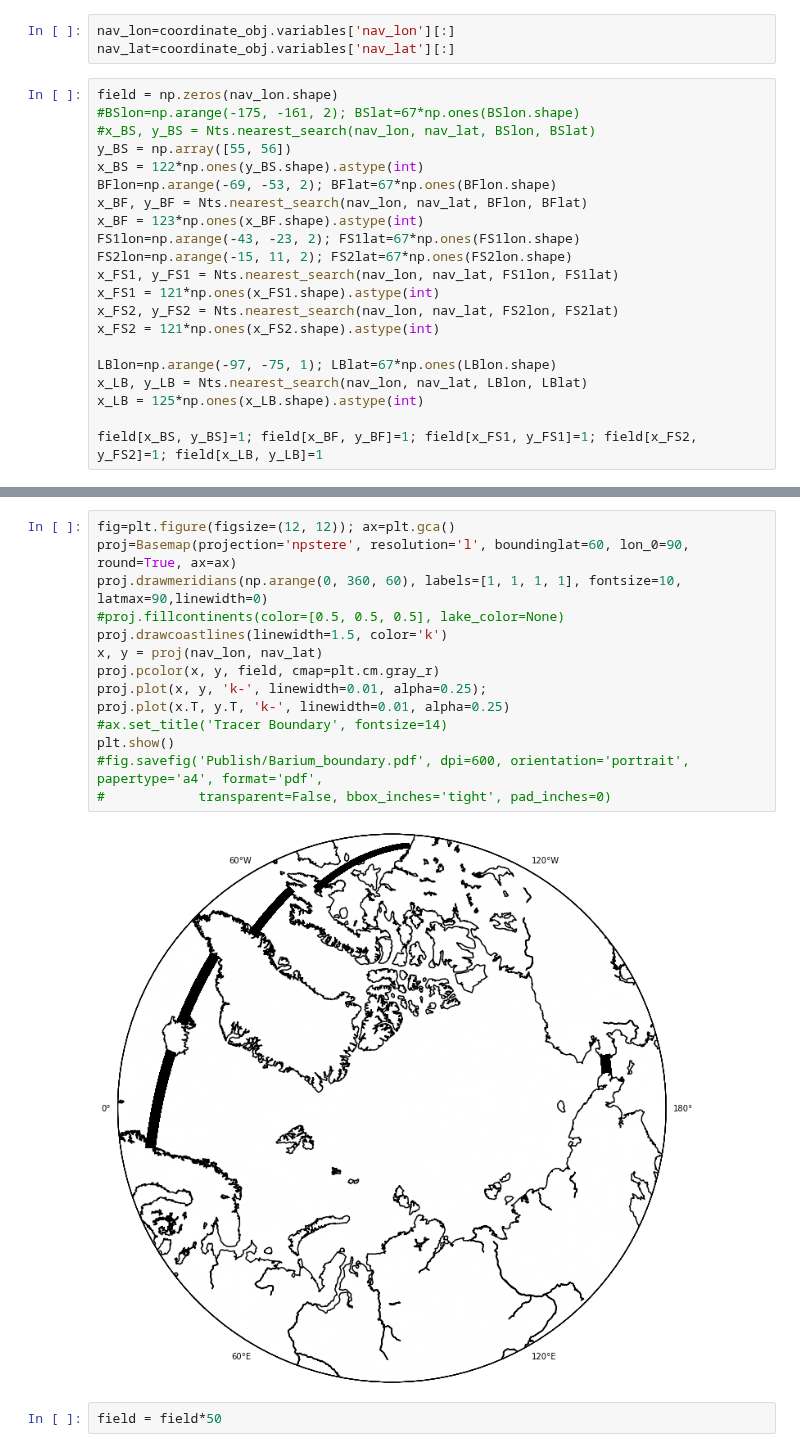
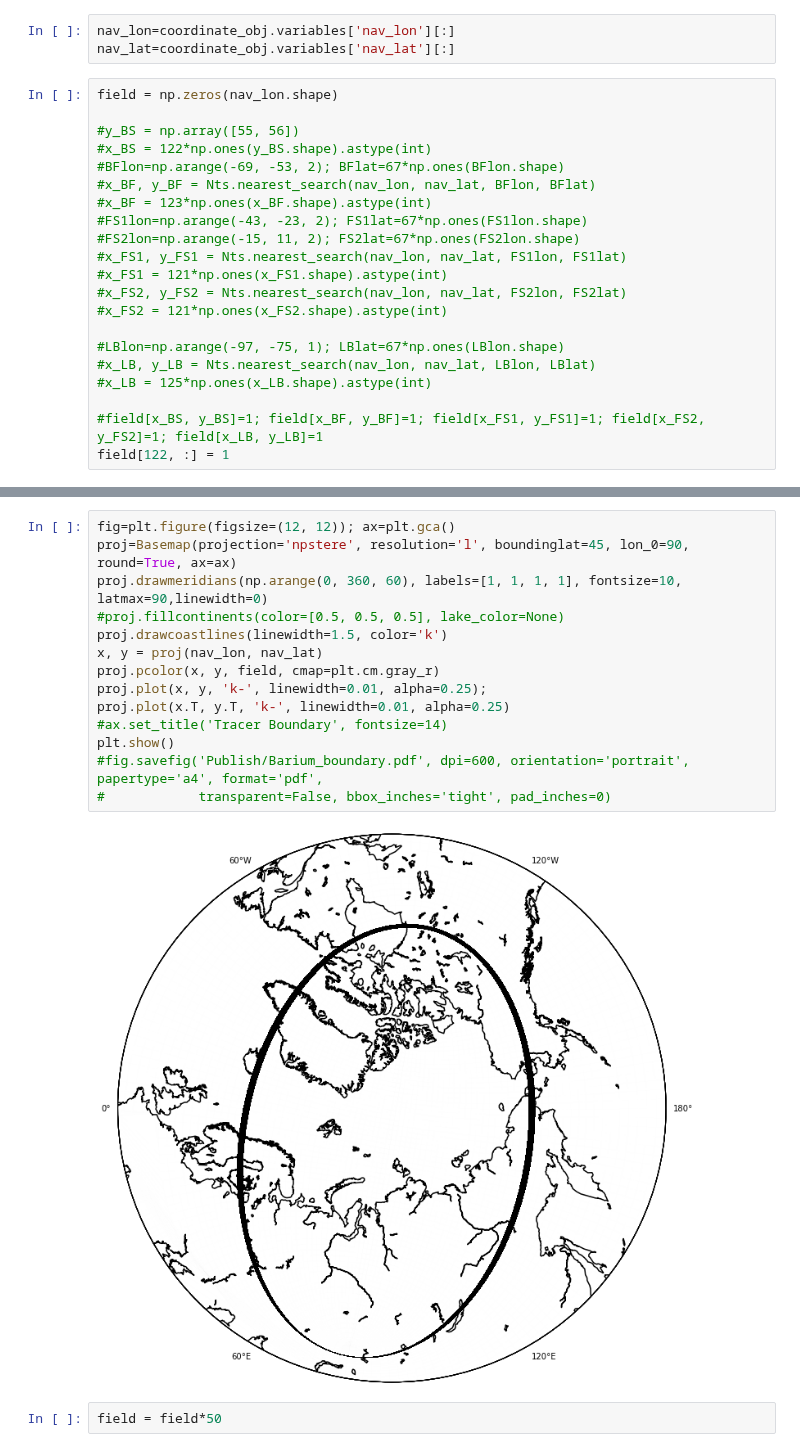
Before and after one commit to UBC-MOAD/analysis-kyle, a Jupyter notebook: notebooks/[Barium] 06 Tracer Boundary Indexing.ipynb, the cells around one changed output, grey strips where cells are left out. Cells and saved outputs as stored; diff of their text form.

```diff
--- a/notebooks/[Barium] 06 Tracer Boundary Indexing.ipynb
+++ b/notebooks/[Barium] 06 Tracer Boundary Indexing.ipynb
@@ -30,23 +30,23 @@ nav_lon=coordinate_obj.variables['nav_lon'][:]
 nav_lat=coordinate_obj.variables['nav_lat'][:]
 # %%
 field = np.zeros(nav_lon.shape)
-#BSlon=np.arange(-175, -161, 2); BSlat=67*np.ones(BSlon.shape)
-#x_BS, y_BS = Nts.nearest_search(nav_lon, nav_lat, BSlon, BSlat)
-y_BS = np.array([55, 56])
-x_BS = 122*np.ones(y_BS.shape).astype(int)
-BFlon=np.arange(-69, -53, 2); BFlat=67*np.ones(BFlon.shape)
-x_BF, y_BF = Nts.nearest_search(nav_lon, nav_lat, BFlon, BFlat)
-x_BF = 123*np.ones(x_BF.shape).astype(int)
-FS1lon=np.arange(-43, -23, 2); FS1lat=67*np.ones(FS1lon.shape)
-FS2lon=np.arange(-15, 11, 2); FS2lat=67*np.ones(FS2lon.shape)
-x_FS1, y_FS1 = Nts.nearest_search(nav_lon, nav_lat, FS1lon, FS1lat)
-x_FS1 = 121*np.ones(x_FS1.shape).astype(int)
-x_FS2, y_FS2 = Nts.nearest_search(nav_lon, nav_lat, FS2lon, FS2lat)
-x_FS2 = 121*np.ones(x_FS2.shape).astype(int)
 
-LBlon=np.arange(-97, -75, 1); LBlat=67*np.ones(LBlon.shape)
-x_LB, y_LB = Nts.nearest_search(nav_lon, nav_lat, LBlon, LBlat)
-x_LB = 125*np.ones(x_LB.shape).astype(int)
+#y_BS = np.array([55, 56])
+#x_BS = 122*np.ones(y_BS.shape).astype(int)
+#BFlon=np.arange(-69, -53, 2); BFlat=67*np.ones(BFlon.shape)
+#x_BF, y_BF = Nts.nearest_search(nav_lon, nav_lat, BFlon, BFlat)
+#x_BF = 123*np.ones(x_BF.shape).astype(int)
+#FS1lon=np.arange(-43, -23, 2); FS1lat=67*np.ones(FS1lon.shape)
+#FS2lon=np.arange(-15, 11, 2); FS2lat=67*np.ones(FS2lon.shape)
+#x_FS1, y_FS1 = Nts.nearest_search(nav_lon, nav_lat, FS1lon, FS1lat)
+#x_FS1 = 121*np.ones(x_FS1.shape).astype(int)
+#x_FS2, y_FS2 = Nts.nearest_search(nav_lon, nav_lat, FS2lon, FS2lat)
+#x_FS2 = 121*np.ones(x_FS2.shape).astype(int)
 
-field[x_BS, y_BS]=1; field[x_BF, y_BF]=1; field[x_FS1, y_FS1]=1; field[x_FS2, y_FS2]=1; field[x_LB, y_LB]=1
+#LBlon=np.arange(-97, -75, 1); LBlat=67*np.ones(LBlon.shape)
+#x_LB, y_LB = Nts.nearest_search(nav_lon, nav_lat, LBlon, LBlat)
+#x_LB = 125*np.ones(x_LB.shape).astype(int)
+
+#field[x_BS, y_BS]=1; field[x_BF, y_BF]=1; field[x_FS1, y_FS1]=1; field[x_FS2, y_FS2]=1; field[x_LB, y_LB]=1
+field[122, :] = 1
 # %%
@@ -63,19 +57,19 @@ Lablador Sea:  [125], [ 95  96  97  98  99  99 100 101 101 102 102 103 104 104 1
 # %%
 fig=plt.figure(figsize=(12, 12)); ax=plt.gca()
-proj=Basemap(projection='npstere', resolution='l', boundinglat=60, lon_0=90, round=True, ax=ax)
+proj=Basemap(projection='npstere', resolution='l', boundinglat=45, lon_0=90, round=True, ax=ax)
 proj.drawmeridians(np.arange(0, 360, 60), labels=[1, 1, 1, 1], fontsize=10, latmax=90,linewidth=0)
 #proj.fillcontinents(color=[0.5, 0.5, 0.5], lake_color=None)
 proj.drawcoastlines(linewidth=1.5, color='k')
 x, y = proj(nav_lon, nav_lat)
 proj.pcolor(x, y, field, cmap=plt.cm.gray_r)
 proj.plot(x, y, 'k-', linewidth=0.01, alpha=0.25);
 proj.plot(x.T, y.T, 'k-', linewidth=0.01, alpha=0.25)
 #ax.set_title('Tracer Boundary', fontsize=14)
 plt.show()
 #fig.savefig('Publish/Barium_boundary.pdf', dpi=600, orientation='portrait', papertype='a4', format='pdf',
 #            transparent=False, bbox_inches='tight', pad_inches=0)
 # %% [output]
-[figure, old version]
+[figure, new version]
 # %%
 field = field*50
 # %%
```
Also changed, not shown: parts of 1 cell of this notebook, 18 other files.
